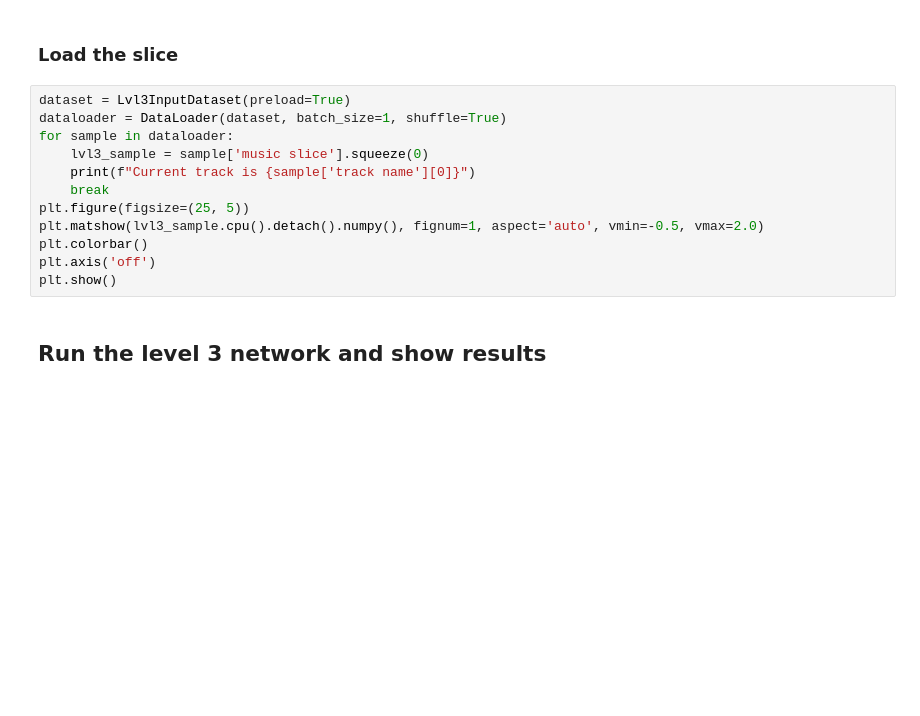
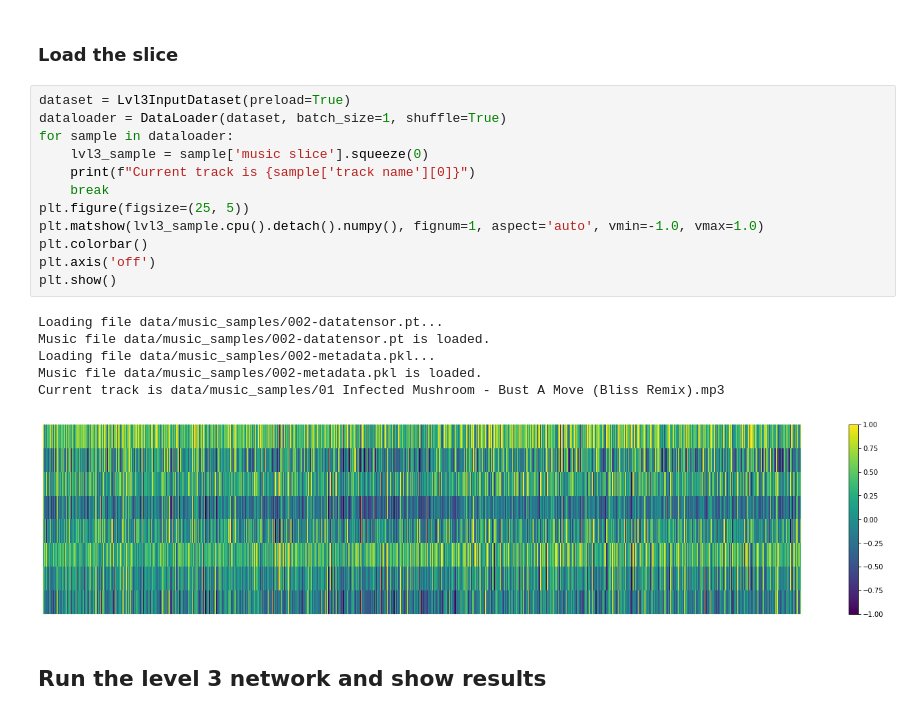
Before and after one commit to VovaTch/Infected_hdiff, a Jupyter notebook: test_lvl3_vqvae.ipynb, the cells around one changed output. Drawn from its saved outputs; the diff is of its cells as text; blank space fills up the shorter version.

```diff
--- a/test_lvl3_vqvae.ipynb
+++ b/test_lvl3_vqvae.ipynb
@@ -87,15 +105,22 @@ def wavPlayer(filepath):
 # %%
 dataset = Lvl3InputDataset(preload=True)
 dataloader = DataLoader(dataset, batch_size=1, shuffle=True)
 for sample in dataloader:
     lvl3_sample = sample['music slice'].squeeze(0)
     print(f"Current track is {sample['track name'][0]}")
     break
 plt.figure(figsize=(25, 5))
-plt.matshow(lvl3_sample.cpu().detach().numpy(), fignum=1, aspect='auto', vmin=-0.5, vmax=2.0)
+plt.matshow(lvl3_sample.cpu().detach().numpy(), fignum=1, aspect='auto', vmin=-1.0, vmax=1.0)
 plt.colorbar()
 plt.axis('off')
 plt.show()
+# %% [output]
+Loading file data/music_samples/002-datatensor.pt...
+Music file data/music_samples/002-datatensor.pt is loaded.
+Loading file data/music_samples/002-metadata.pkl...
+Music file data/music_samples/002-metadata.pkl is loaded.
+Current track is data/music_samples/01 Infected Mushroom - Bust A Move (Bliss Remix).mp3
+[figure, added]
 # %% [markdown]
 ## Run the level 3 network and show results
 # %%
```
Also changed, not shown: parts of 5 cells of this notebook, 6 other files.
